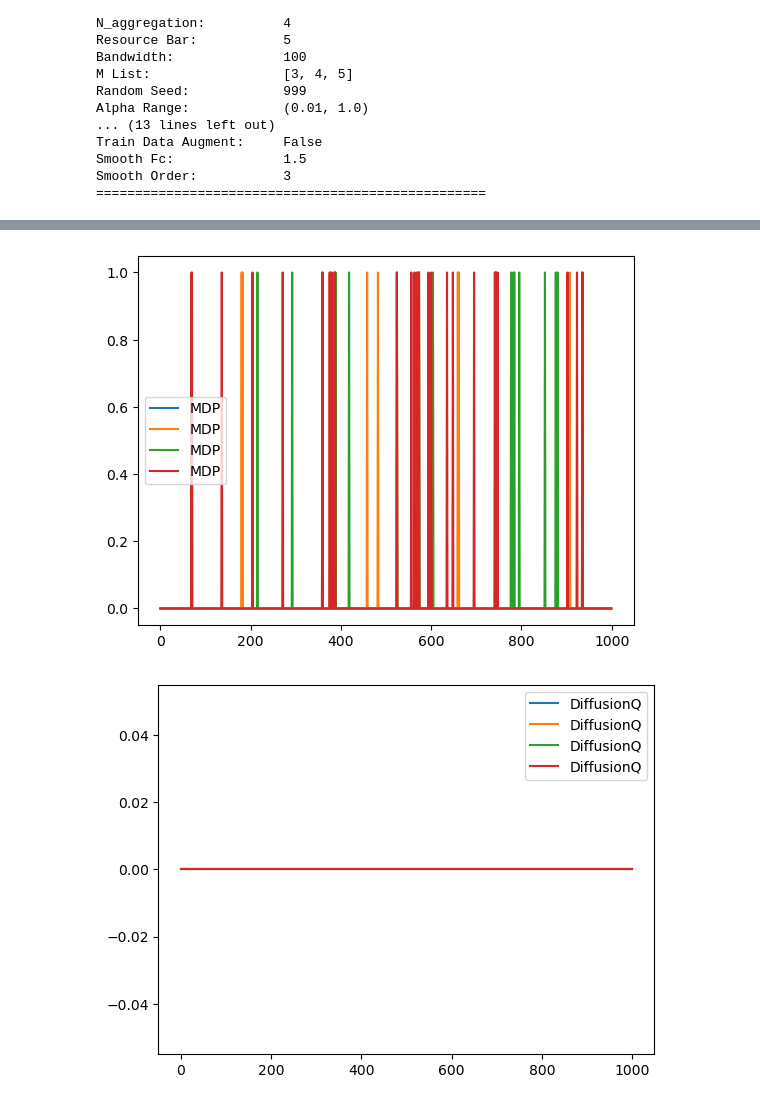
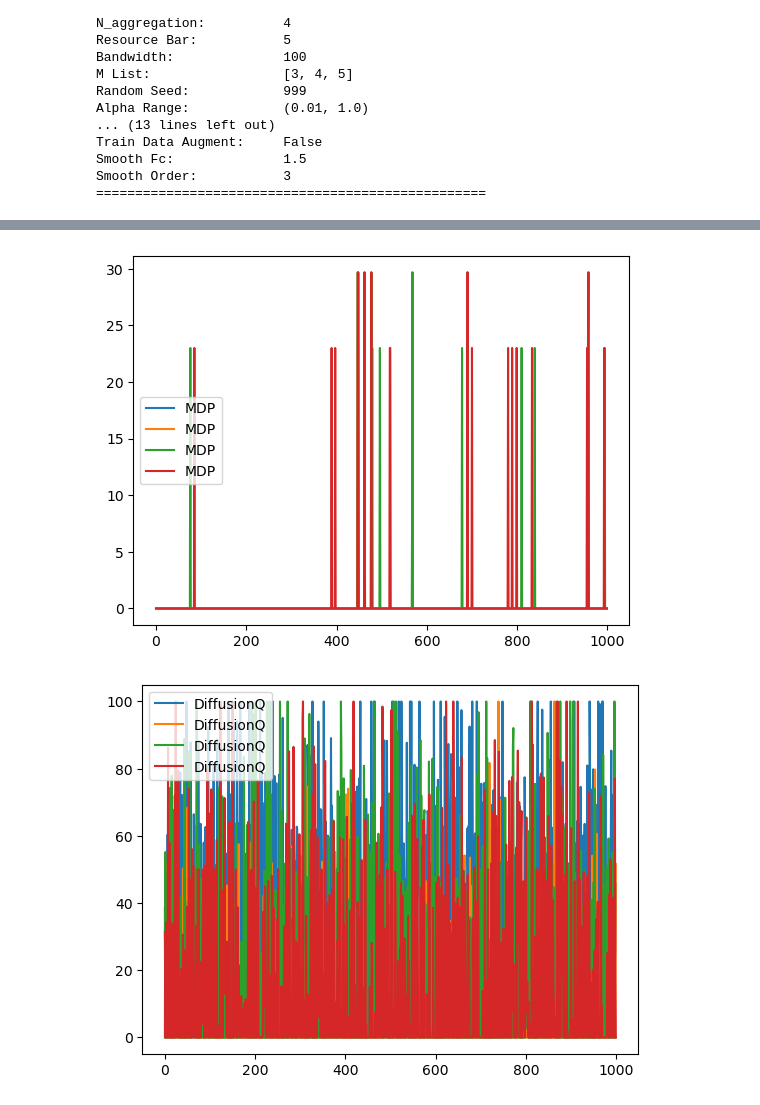
Before and after one commit to evanyeh5118/diffusion_resource_schduling_intra_slice, a Jupyter notebook: demo03b_eval_diffusionQ.ipynb, the cells around one changed output, grey strips where cells are left out. Saved outputs shown, nothing was run; the diff lists cells and outputs as text; code cells hidden in the pictures.

```diff
--- a/demo03b_eval_diffusionQ.ipynb
+++ b/demo03b_eval_diffusionQ.ipynb
@@ -79,15 +79,15 @@ Avg Reward DiffusionQ: 0.005755056304995289
 # %%
-action_mdp = [w for w, r, M, alpha in simResultMdp['actionsRecord']]
-action_diffusionQ = [w for w, r, M, alpha in evalResult['actionsRecord']]
+action_mdp = np.array([r for w, r, M, alpha in simResultMdp['actionsRecord']])
+action_diffusionQ = np.array([r for w, r, M, alpha in evalResult['actionsRecord']])
 plt.plot(action_mdp, label='MDP')
 plt.legend()
 plt.show()
 plt.plot(action_diffusionQ, label='DiffusionQ')
 plt.legend()
 plt.show()
 # %% [output]
-[figure, old version]
+[figure, new version]
-[figure, old version]
+[figure, new version]
 # %%
 def check_constraint_violation(action, bandwidth):
     w, r, _, alpha = zip(*action)
```
Also changed, not shown: parts of 4 cells of this notebook, 8 other files.
